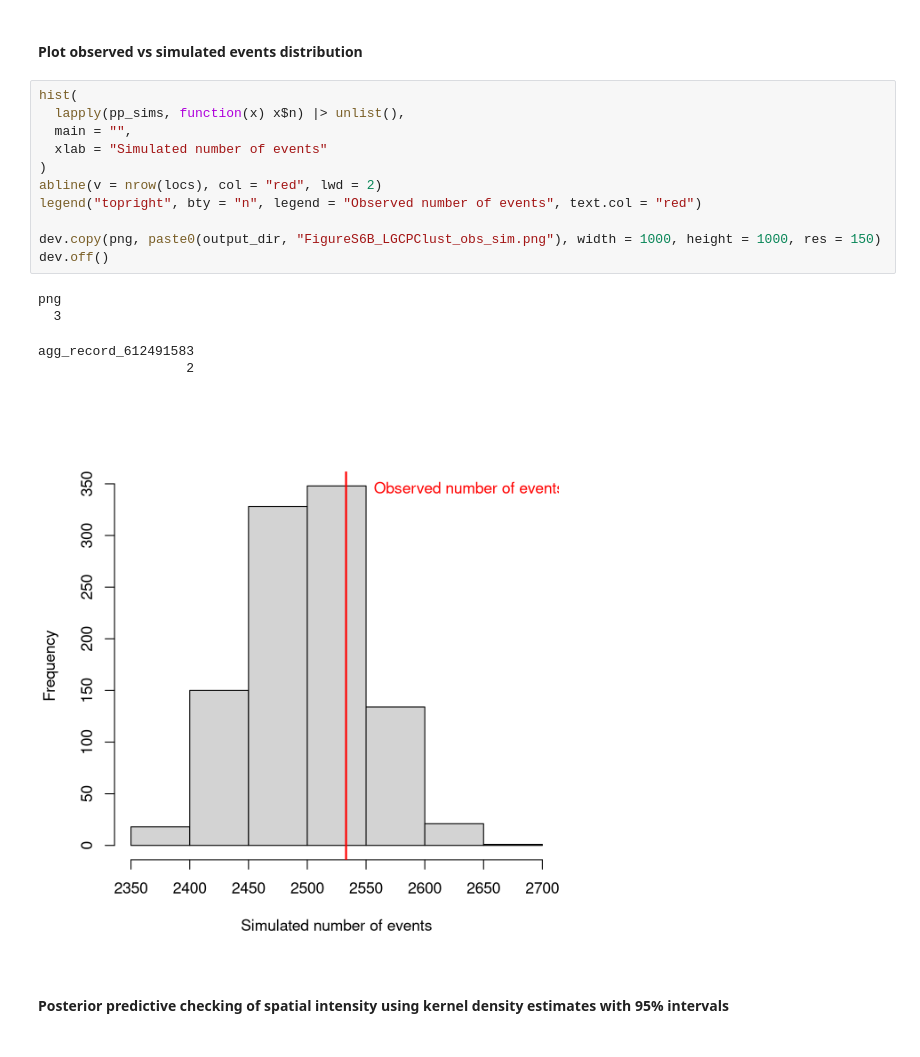
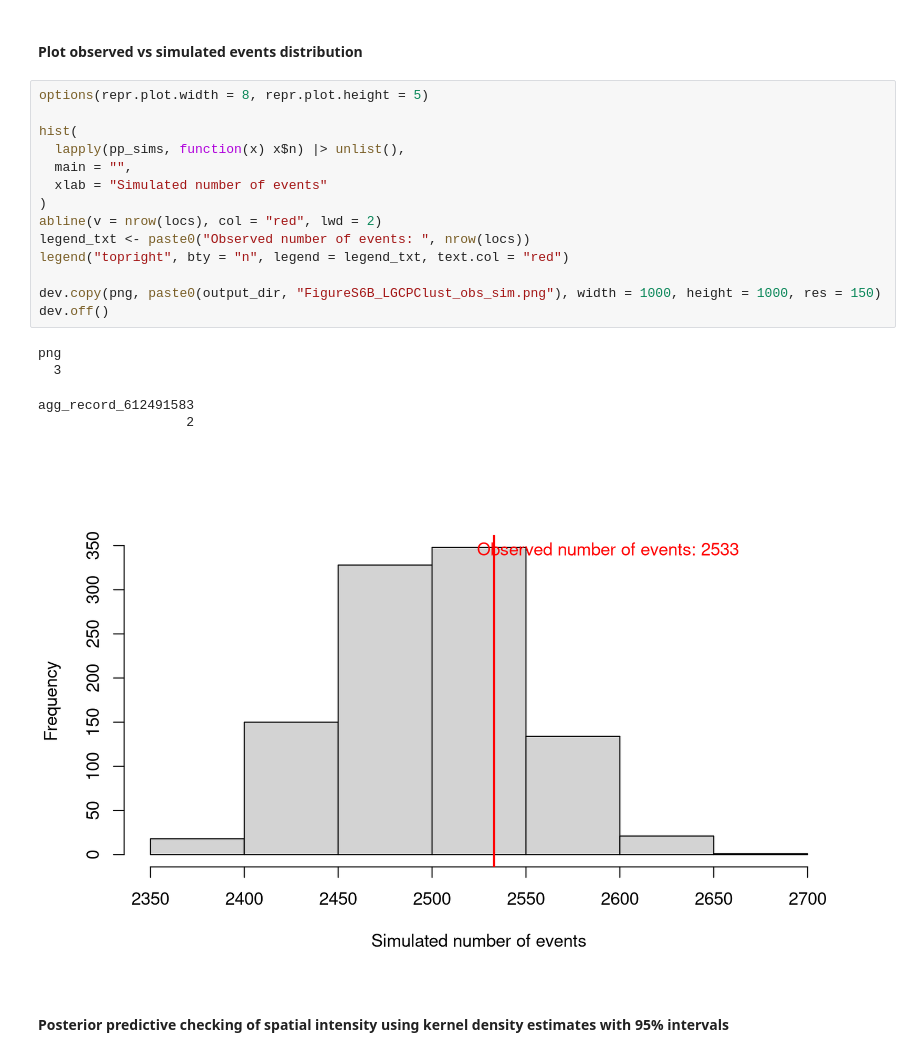
Before and after one commit to ElisavetPappa/col-conflict-sv, a Jupyter notebook: Pappa_et_al_2014-2024_ModelValidation.ipynb, the cells around one changed output. Drawn from its saved outputs; the diff is of its cells as text.

```diff
--- a/Pappa_et_al_2014-2024_ModelValidation.ipynb
+++ b/Pappa_et_al_2014-2024_ModelValidation.ipynb
@@ -430,22 +427,25 @@ pp_sims <- spatstat.random::rpoispp(image, nsim = 1000)
 # %% [markdown]
 #### Plot observed vs simulated events distribution
 # %%
+options(repr.plot.width = 8, repr.plot.height = 5)
+
 hist(
   lapply(pp_sims, function(x) x$n) |> unlist(),
   main = "",
   xlab = "Simulated number of events"
 )
 abline(v = nrow(locs), col = "red", lwd = 2)
-legend("topright", bty = "n", legend = "Observed number of events", text.col = "red")
+legend_txt <- paste0("Observed number of events: ", nrow(locs))
+legend("topright", bty = "n", legend = legend_txt, text.col = "red")
 
 dev.copy(png, paste0(output_dir, "FigureS6B_LGCPClust_obs_sim.png"), width = 1000, height = 1000, res = 150)
 dev.off()
 # %% [output]
 png
   3
 agg_record_612491583
                    2
-[figure, old version]
+[figure, new version]
 # %% [markdown]
 #### Posterior predictive checking of spatial intensity using kernel density estimates with 95% intervals
 # %%
```
Also changed, not shown: parts of 20 cells of this notebook, 3 other files.
